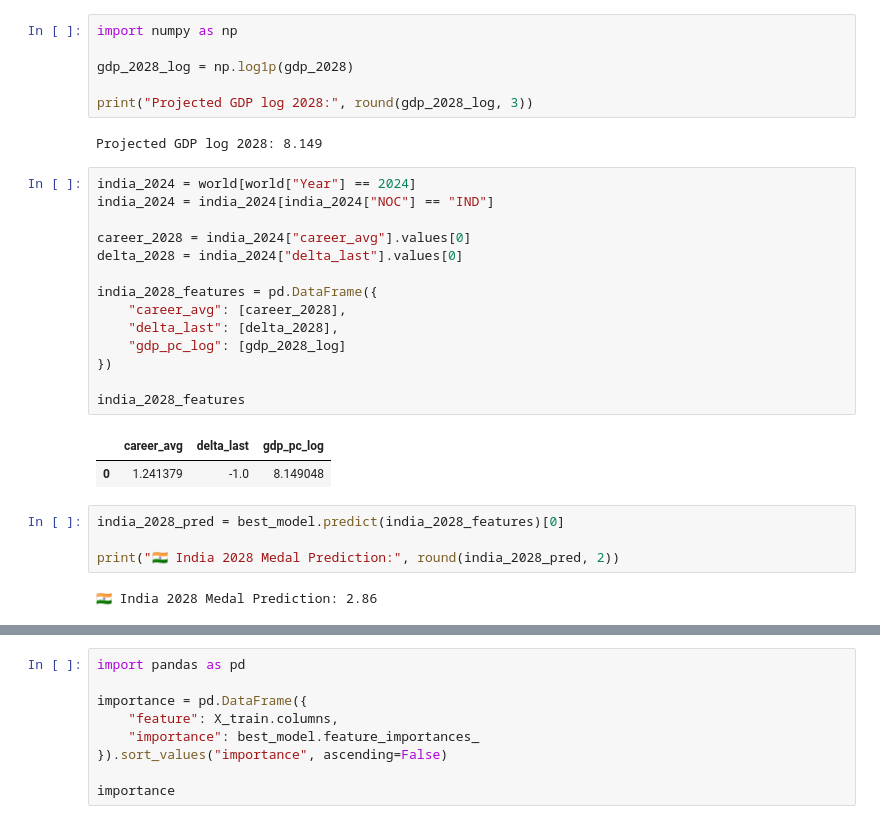
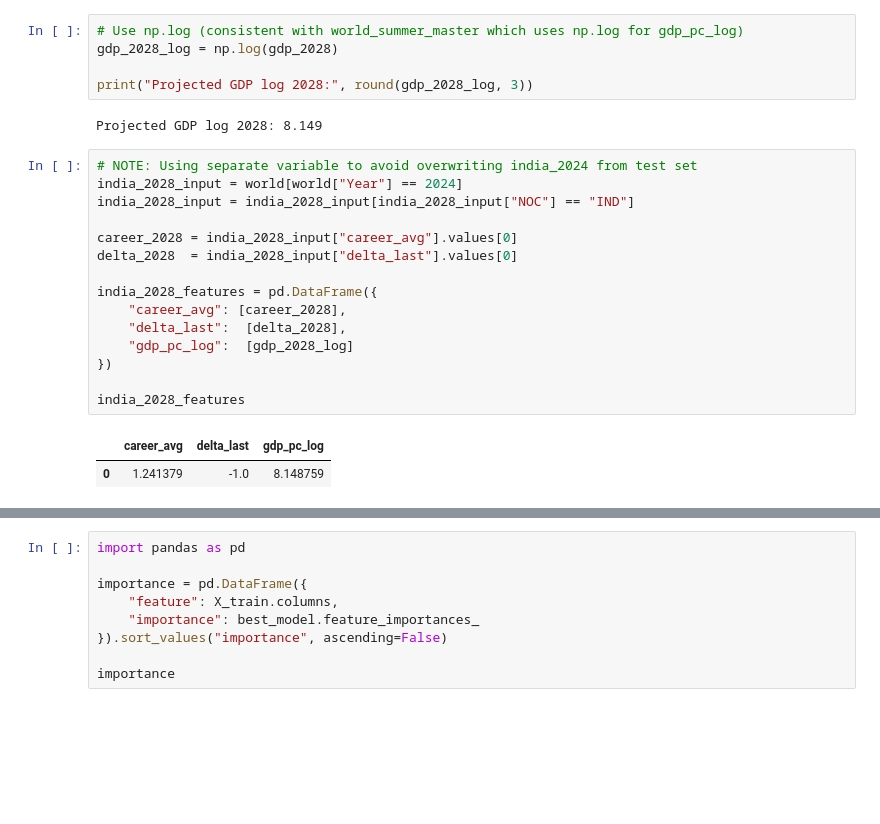
Before and after one commit to Kashyap-Ladva/OlympINDIA28, a Jupyter notebook: notebooks/W3_world_weighted_medal_model.ipynb, the cells around one changed output, grey strips where cells are left out. Cells and saved outputs as stored; diff of their text form; blank space fills up the shorter version.

```diff
--- a/notebooks/W3_world_weighted_medal_model.ipynb
+++ b/notebooks/W3_world_weighted_medal_model.ipynb
@@ -291,33 +357,27 @@ print("Projected GDP per capita 2028:", round(gdp_2028, 2))
 # %% [output]
 Projected GDP per capita 2028: 3459.08
 # %%
-import numpy as np
-
-gdp_2028_log = np.log1p(gdp_2028)
+# Use np.log (consistent with world_summer_master which uses np.log for gdp_pc_log)
+gdp_2028_log = np.log(gdp_2028)
 
 print("Projected GDP log 2028:", round(gdp_2028_log, 3))
 # %% [output]
 Projected GDP log 2028: 8.149
 # %%
-india_2024 = world[world["Year"] == 2024]
-india_2024 = india_2024[india_2024["NOC"] == "IND"]
+# NOTE: Using separate variable to avoid overwriting india_2024 from test set
+india_2028_input = world[world["Year"] == 2024]
+india_2028_input = india_2028_input[india_2028_input["NOC"] == "IND"]
 
-career_2028 = india_2024["career_avg"].values[0]
-delta_2028 = india_2024["delta_last"].values[0]
+career_2028 = india_2028_input["career_avg"].values[0]
+delta_2028  = india_2028_input["delta_last"].values[0]
 
 india_2028_features = pd.DataFrame({
     "career_avg": [career_2028],
-    "delta_last": [delta_2028],
-    "gdp_pc_log": [gdp_2028_log]
+    "delta_last":  [delta_2028],
+    "gdp_pc_log":  [gdp_2028_log]
 })
 
 india_2028_features
 # %% [output]
 |  | career_avg | delta_last | gdp_pc_log |
-| 0 | 1.241379 | -1.0 | 8.149048 |
+| 0 | 1.241379 | -1.0 | 8.148759 |
-# %%
-india_2028_pred = best_model.predict(india_2028_features)[0]
-
-print("🇮🇳 India 2028 Medal Prediction:", round(india_2028_pred, 2))
-# %% [output]
-🇮🇳 India 2028 Medal Prediction: 2.86
```
Also changed, not shown: parts of 4 cells of this notebook, 8 other files.
